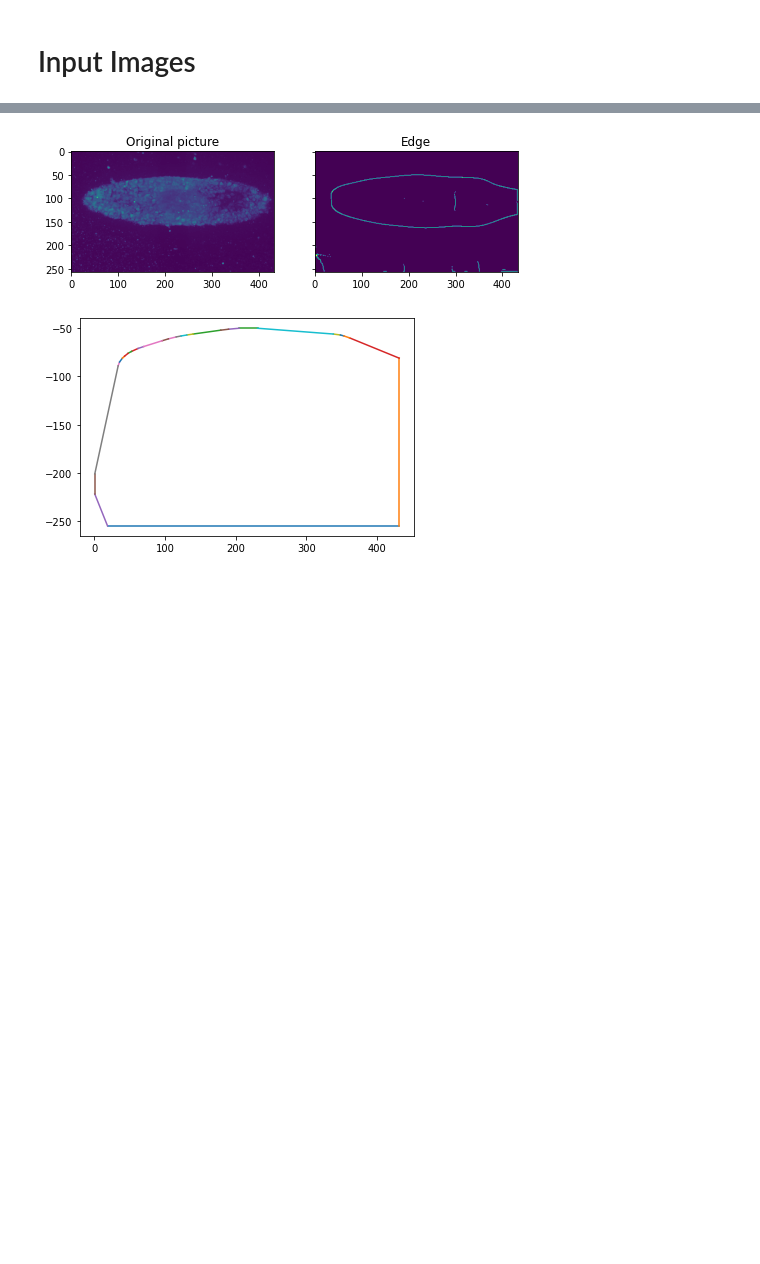
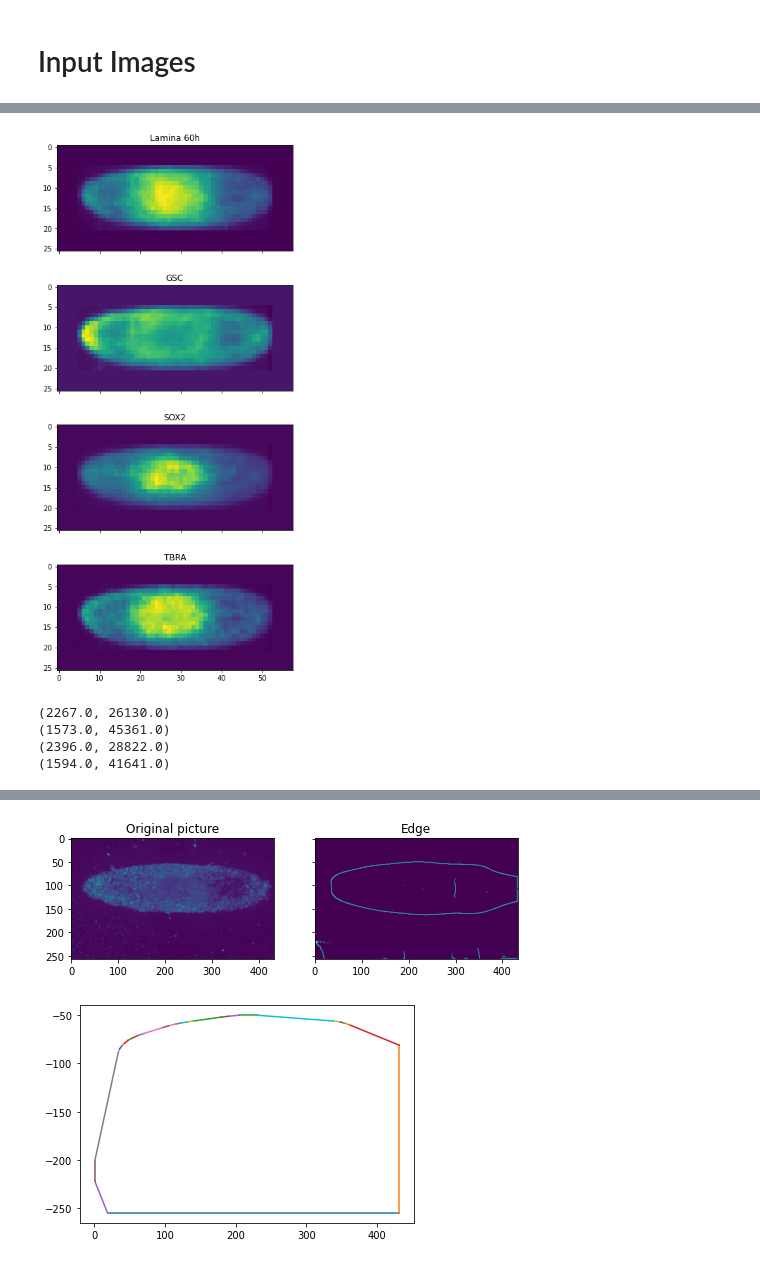
Before and after one commit to Schumacher-group/post--growing-ca, a Jupyter notebook: Growing_Neural_Cellular_Automata_2_0.ipynb, the cells around one changed output, grey strips where cells are left out. Saved outputs shown, nothing was run; the diff lists cells and outputs as text; code cells hidden in the pictures; blank space fills up the shorter version.

```diff
--- a/Growing_Neural_Cellular_Automata_2_0.ipynb
+++ b/Growing_Neural_Cellular_Automata_2_0.ipynb
@@ -442,0 +531,47 @@ not well-formed (invalid token): line 1, column 6
+# %%
+#@title Plot channels to final image { vertical-output: true}
+
+#pl.imshow(image_final_GSC[0])
+# image_final_GSC[0]
+# image_final_SOX2[0]
+# image_final_lamina[0]
+# image_final_TBRA[0]
+
+fig3, (ax1, ax2, ax3, ax4) = pl.subplots(ncols=1, nrows=4, figsize=(6, 14),
+                                sharex=True, sharey=True)
+
+ax1.set_title('Lamina 60h')
+ax1.imshow(image_final_lamina[0])
+
+ax2.set_title('GSC')
+ax2.imshow(image_final_GSC[0])
+
+ax3.set_title('SOX2')
+ax3.imshow(image_final_SOX2[0])
+
+ax4.set_title('TBRA')
+ax4.imshow(image_final_TBRA[0])
+
+pl.show()
+
+fig3.savefig('60_h_compare_channels.eps', format='eps')
+plt.close(fig3)
+# %% [output]
+[figure, added]
+# %%
+#@title Calculate size and range of arrays { vertical-output: true}
+
+def minmax(image):
+  minimum = min(min(image[0].tolist()))
+  maximum = max(max(image[0].tolist()))
+  return minimum, maximum
+
+print(minmax(image_final_GSC))
+print(minmax(image_final_lamina))
+print(minmax(image_final_SOX2))
+print(minmax(image_final_TBRA))
+# %% [output]
+(2267.0, 26130.0)
+(1573.0, 45361.0)
+(2396.0, 28822.0)
+(1594.0, 41641.0)
```
Also changed, not shown: parts of 19 cells of this notebook.
